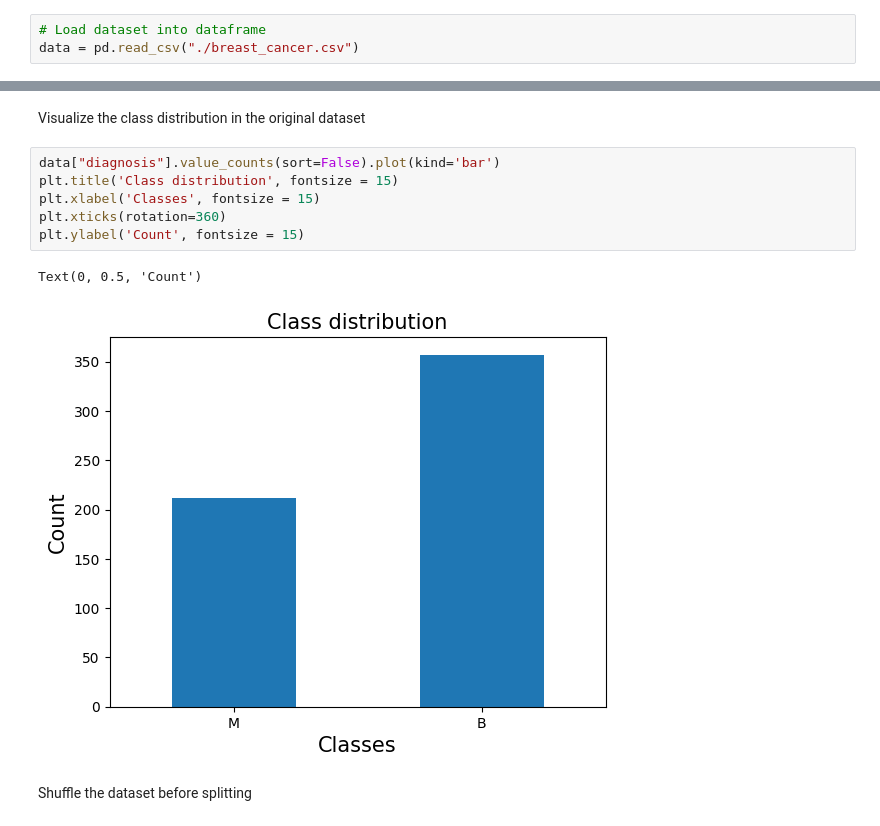
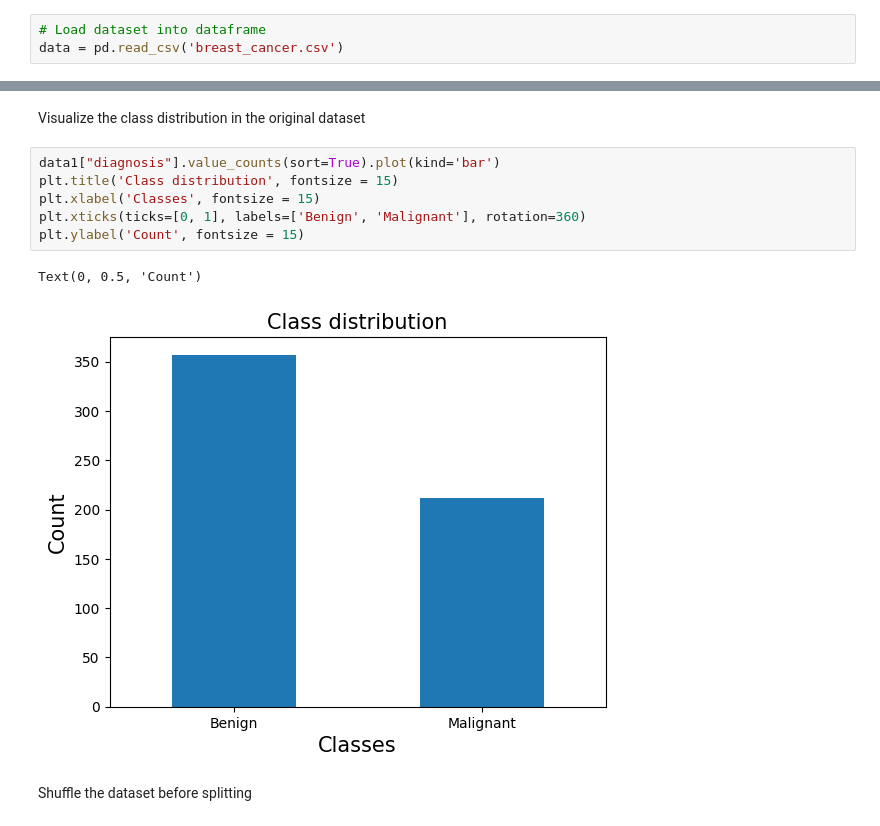
Before and after one commit to duyphuc0701/Project2-AI-Decision-Tree, a Jupyter notebook: breast_cancer/breast_cancer.ipynb, the cells around one changed output, grey strips where cells are left out. Drawn from its saved outputs; the diff is of its cells as text.

```diff
--- a/breast_cancer/breast_cancer.ipynb
+++ b/breast_cancer/breast_cancer.ipynb
@@ -21,7 +19,7 @@ recall_score, f1_score, confusion_matrix, ConfusionMatrixDisplay
 Load the data from the data file into a dataframe.
 # %%
 # Load dataset into dataframe
-data = pd.read_csv("./breast_cancer.csv")
+data = pd.read_csv('breast_cancer.csv')
 # %% [markdown]
 ### **1.2. Examine data, summary info, and descriptive stats**
 # %% [markdown]
@@ -156,14 +155,14 @@ data1.head()
 # %% [markdown]
 Visualize the class distribution in the original dataset
 # %%
-data["diagnosis"].value_counts(sort=False).plot(kind='bar')
+data1["diagnosis"].value_counts(sort=True).plot(kind='bar')
 plt.title('Class distribution', fontsize = 15)
 plt.xlabel('Classes', fontsize = 15)
-plt.xticks(rotation=360)
+plt.xticks(ticks=[0, 1], labels=['Benign', 'Malignant'], rotation=360)
 plt.ylabel('Count', fontsize = 15)
 # %% [output]
 Text(0, 0.5, 'Count')
-[figure, old version]
+[figure, new version]
 # %% [markdown]
 Shuffle the dataset before splitting
 # %%
```
Also changed, not shown: parts of 2 cells of this notebook.
